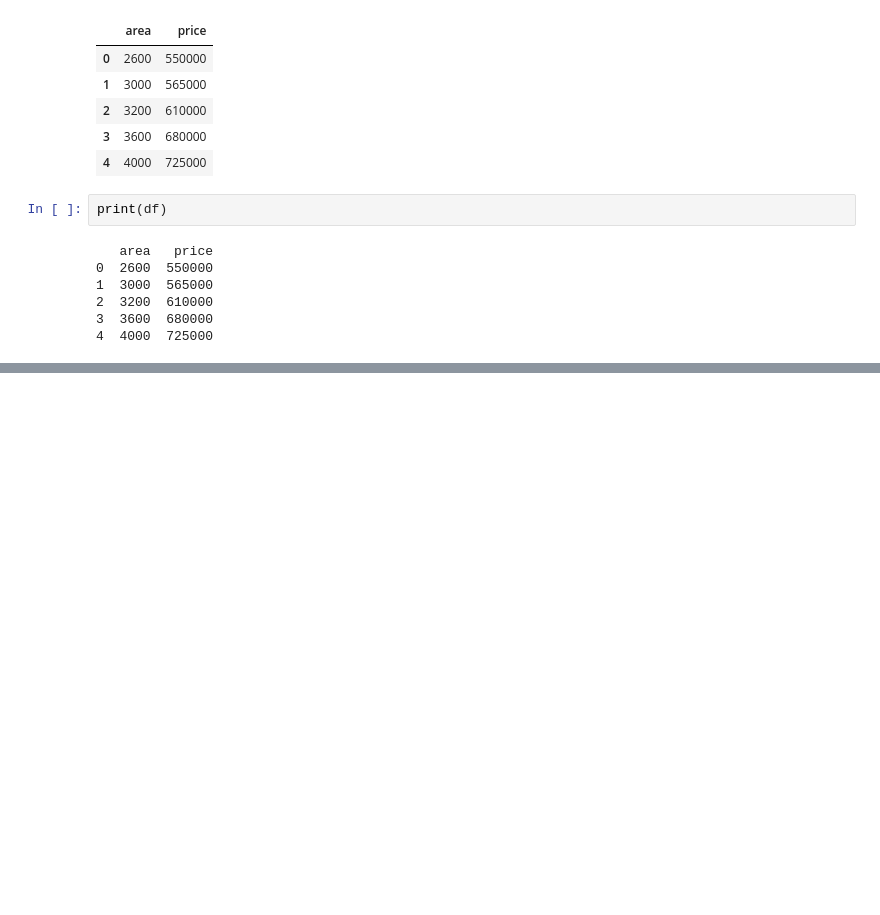
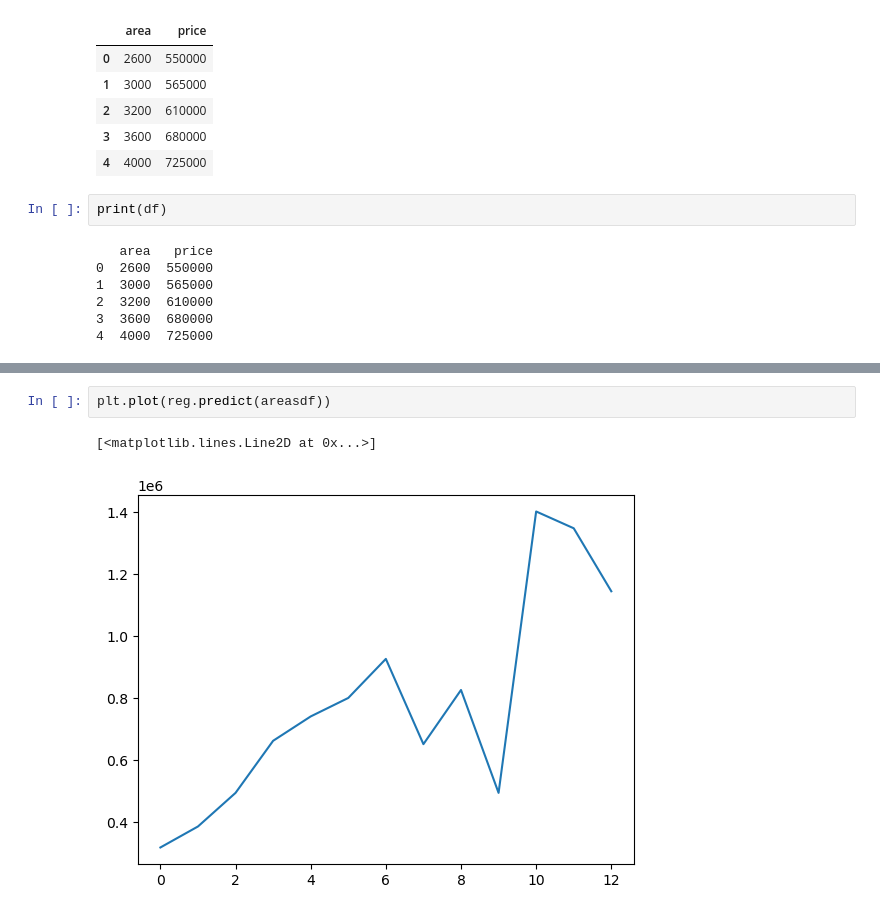
Before and after one commit to rolansy/PyLadder, a Jupyter notebook: MoLLy/Linear Regsevy .ipynb, the cells around one changed output, grey strips where cells are left out. Drawn from its saved outputs; the diff is of its cells as text; blank space fills up the shorter version.

```diff
--- a/MoLLy/Linear Regsevy .ipynb
+++ b/MoLLy/Linear Regsevy .ipynb
@@ -25,0 +97,5 @@ print(df)
+# %%
+plt.plot(reg.predict(areasdf))
+# %% [output]
+[<matplotlib.lines.Line2D at 0x...>]
+[figure, added]
```
Also changed, not shown: parts of 20 cells of this notebook.
